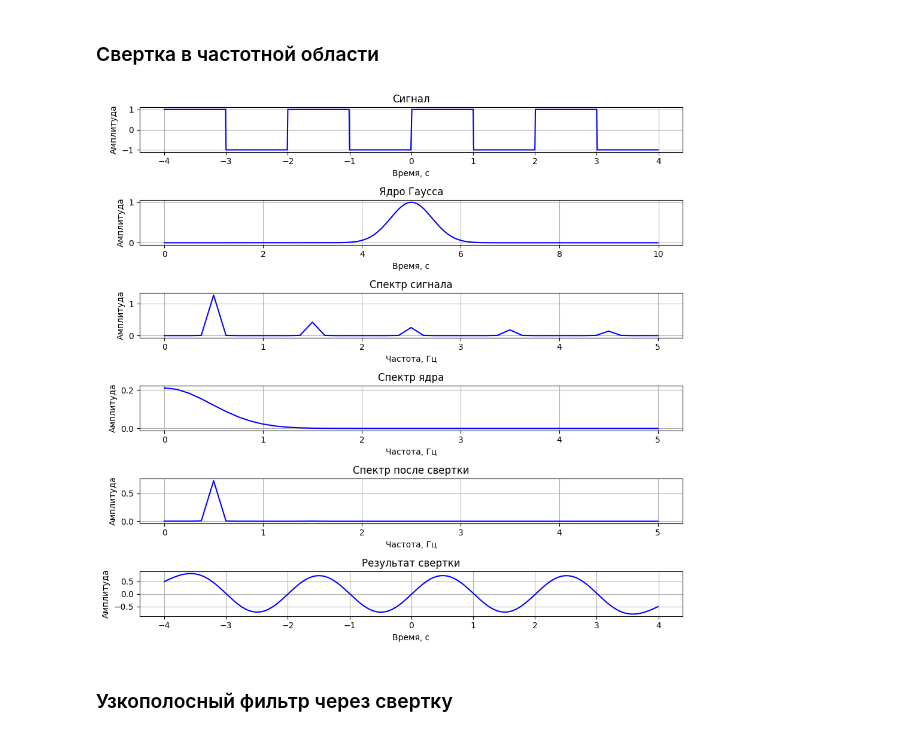
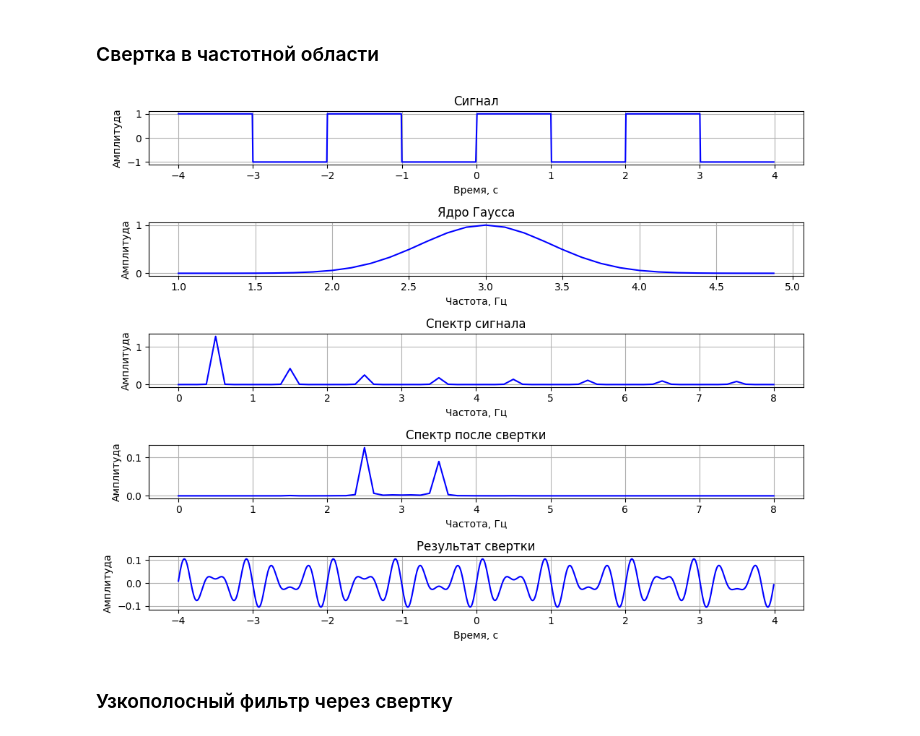
Before and after one commit to HerrPhoton/Digital-signal-processing, a Jupyter notebook: Lab5.ipynb, the cells around one changed output. Drawn from its saved outputs; the diff is of its cells as text; code cells hidden in the pictures.

```diff
--- a/Lab5.ipynb
+++ b/Lab5.ipynb
@@ -124,4 +124,12 @@ display.plot()
 # %% [markdown]
 # Задание 5
+# %%
+def pad_signal(xfft, y_k, interval):
+    ids = np.logical_and(xfft >= interval[0], xfft < interval[1])
+
+    yfft = np.zeros_like(xfft)
+    yfft[ids] = y_k
+
+    return yfft
 # %% [markdown]
 ### Свертка в частотной области
@@ -134,16 +136,23 @@ y_conv = fft_conv(y, y_k, mode = 'same') / np.sum(y_k)
+# %%
+x_k, y_k, _ = handler.make_signal('other', interval = (1, 5), sample_rate = int(4 * dt * 1000), func = lambda X: Gaussian_kernel(X, p = 3, FWHM = 1))
+x_f, y_f = handler.find_spectrum(y, dt)
+# %%
+yf_k = pad_signal(x_f, y_k, (1, 5))
+# %%
+yf_conv = yf_k * y_f
+y_conv = handler.from_spectrum(yf_conv)
 # %%
-display.clear(6)
+display.clear(5)
 
 display.make_plot(0, x, y, title = 'Сигнал')
-display.make_plot(1, x_k, y_k, title = 'Ядро Гаусса')
-display.make_plot(2, x_f, y_f, title = 'Спектр сигнала', is_spectrum = True, interval = (0, 5))
-display.make_plot(3, x_fk, y_fk, title = 'Спектр ядра', is_spectrum = True, interval = (0, 5))
-display.make_plot(4, x_f, yf_conv, title = 'Спектр после свертки', is_spectrum = True, interval = (0, 5))
-display.make_plot(5, x, y_conv, title = 'Результат свертки')
+display.make_plot(1, x_k, y_k, title = 'Ядро Гаусса', is_spectrum = True, normalize = False)
+display.make_plot(2, x_f, y_f, title = 'Спектр сигнала', is_spectrum = True, interval = (0, 8))
+display.make_plot(3, x_f, yf_conv, title = 'Спектр после свертки', is_spectrum = True, interval = (0, 8))
+display.make_plot(4, x, y_conv, title = 'Результат свертки')
 
 display.plot()
 # %% [output]
-[figure, old version]
+[figure, new version]
 # %% [markdown]
 ### Узкополосный фильтр через свертку
 # %%
```
Also changed, not shown: parts of 21 cells of this notebook, 1 other file.
